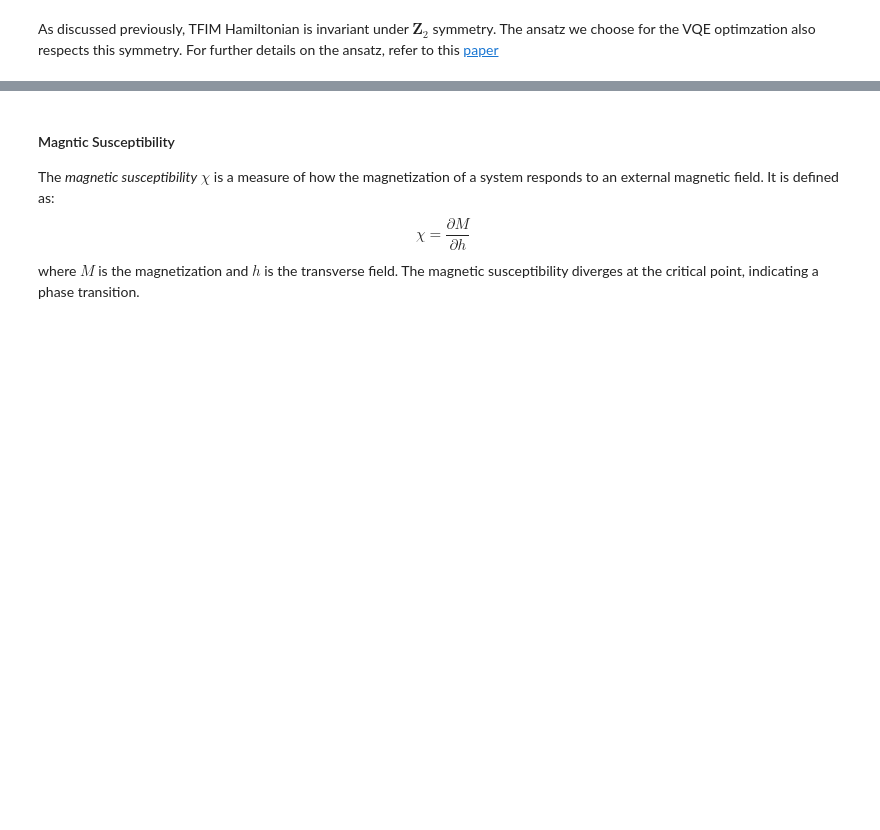
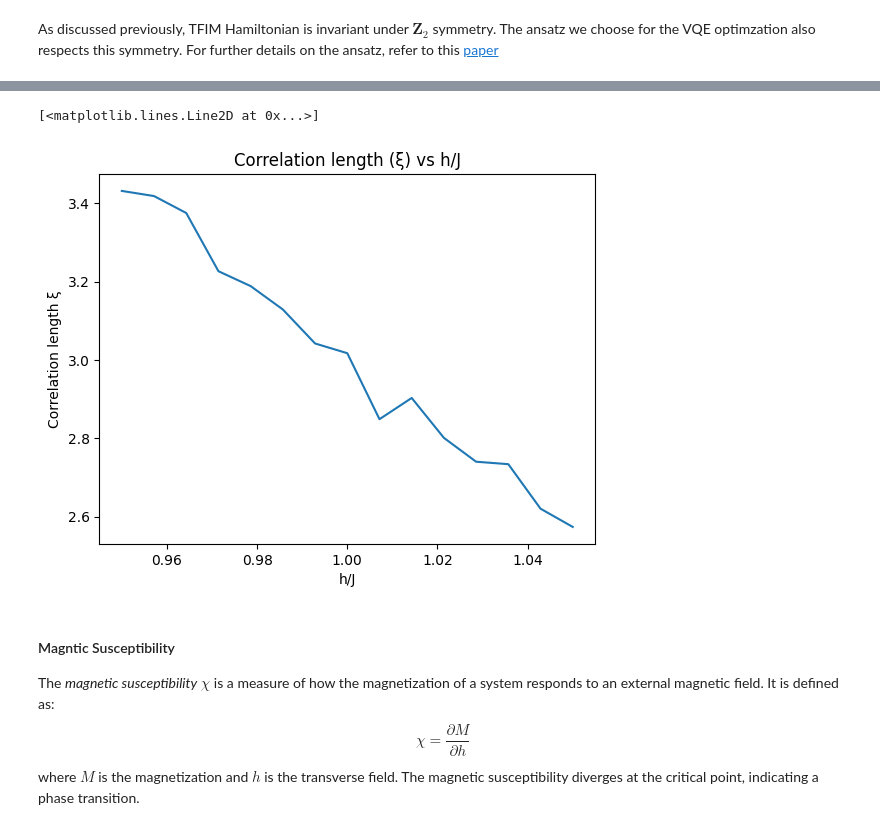
Before and after one commit to QunaSys/quri-parts, a Jupyter notebook: quri_sdk_notebooks/examples/0_quri-algo-vm/5_tfim/TFIM.ipynb, the cells around one changed output, grey strips where cells are left out. Saved outputs shown, nothing was run; the diff lists cells and outputs as text; code cells hidden in the pictures; blank space fills up the shorter version.

```diff
--- a/quri_sdk_notebooks/examples/0_quri-algo-vm/5_tfim/TFIM.ipynb
+++ b/quri_sdk_notebooks/examples/0_quri-algo-vm/5_tfim/TFIM.ipynb
@@ -229,6 +271,6 @@ Iterations: 56
 # %%
-BASIS_STATES = 5
-TOTAL_SHOTS = 50000
+BASIS_STATES = 1000
+TOTAL_SHOTS = 1000000
 # %%
 from quri_parts.qulacs.sampler import create_qulacs_vector_concurrent_sampler
 from quri_parts_qsci import qsci
@@ -315,3 +423,11 @@ plt.plot(range(1, n_qubits), np.real(correlation))
+# %%
+plt.title('Correlation length (ξ) vs h/J')
+plt.xlabel('h/J')
+plt.ylabel('Correlation length ξ')
+plt.plot(h, correlation_len)
+# %% [output]
+[<matplotlib.lines.Line2D at 0x...>]
+[figure, added]
 # %% [markdown]
 #### Magntic Susceptibility
 
```
Also changed, not shown: parts of 49 cells of this notebook.
